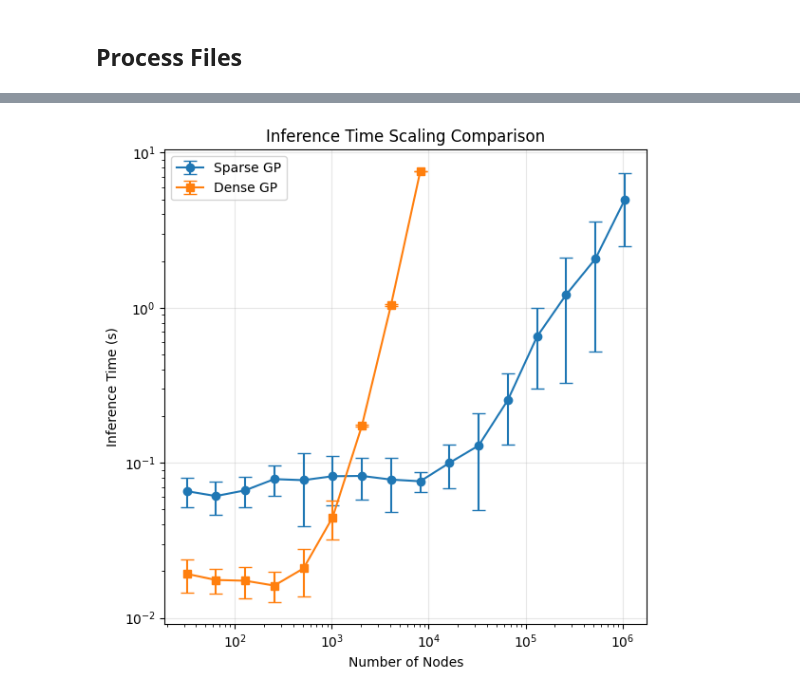
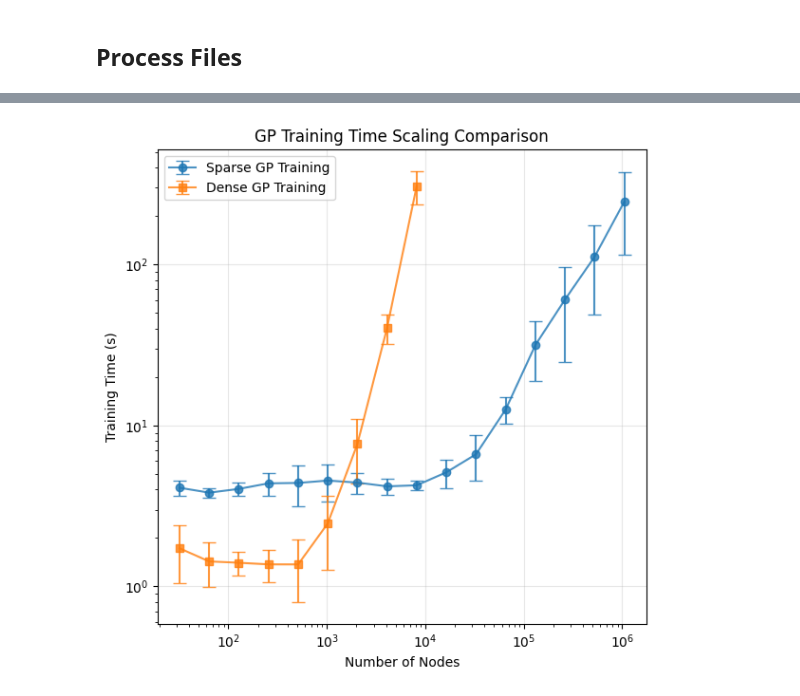
Before and after one commit to MatthewZhang473/Efficient-Gaussian-Process-on-Graphs, a Jupyter notebook: experiments_sparse/scaling_exp/csv_to_json_converter.ipynb, the cells around one changed output, grey strips where cells are left out. Cells and saved outputs as stored; diff of their text form; code cells hidden in the pictures.

```diff
--- a/experiments_sparse/scaling_exp/csv_to_json_converter.ipynb
+++ b/experiments_sparse/scaling_exp/csv_to_json_converter.ipynb
@@ -366,22 +413,24 @@ plt.show()
 # %%
-# 3. Training time, log-log
+# 2. Kernel initialization time (Random Walk), log-log
 plt.figure(figsize=(6, 6))
 
-if len(df_sparse_gp) > 0 and 'n_nodes' in df_sparse_gp.columns and 'train_time' in df_sparse_gp.columns:
-    sparse_grouped = df_sparse_gp.groupby('n_nodes')['train_time'].agg(['mean', 'std']).reset_index()
-    plt.errorbar(sparse_grouped['n_nodes'], sparse_grouped['mean'],
-                yerr=2*sparse_grouped['std'], label='Sparse GP', marker='o', capsize=5)
+# Use combined RW data for timing comparison
+if len(df_rw_combined) > 0 and 'n_nodes' in df_rw_combined.columns:
+    if 'sparse_rw_time' in df_rw_combined.columns:
+        sparse_rw_grouped = df_rw_combined.groupby('n_nodes')['sparse_rw_time'].agg(['mean', 'std']).reset_index()
+        plt.errorbar(sparse_rw_grouped['n_nodes'], sparse_rw_grouped['mean'],
+                    yerr=2*sparse_rw_grouped['std'], label='Sparse RW Time', marker='o', capsize=5, alpha=0.8)
 
-if len(df_dense_gp) > 0 and 'n_nodes' in df_dense_gp.columns and 'train_time' in df_dense_gp.columns:
-    dense_grouped = df_dense_gp.groupby('n_nodes')['train_time'].agg(['mean', 'std']).reset_index()
-    plt.errorbar(dense_grouped['n_nodes'], dense_grouped['mean'],
-                yerr=2*dense_grouped['std'], label='Dense GP', marker='s', capsize=5)
+    if 'dense_rw_time' in df_rw_combined.columns:
+        dense_rw_grouped = df_rw_combined.groupby('n_nodes')['dense_rw_time'].agg(['mean', 'std']).reset_index()
+        plt.errorbar(dense_rw_grouped['n_nodes'], dense_rw_grouped['mean'],
+                    yerr=2*dense_rw_grouped['std'], label='Dense RW Time', marker='s', capsize=5, alpha=0.8)
 
 plt.xscale('log')
 plt.yscale('log')
 plt.xlabel('Number of Nodes')
-plt.ylabel('Training Time (s)')
-plt.title('Training Time Scaling Comparison')
+plt.ylabel('Random Walk Time (s)')
+plt.title('Kernel Initialization Time Scaling (Combined RW Data)')
 plt.legend()
 plt.grid(True, alpha=0.3)
 plt.tight_layout()
@@ -391,26 +440,26 @@ plt.show()
 # %%
-# 4. Inference time, log-log
+# 3. Training time scaling, log-log
 plt.figure(figsize=(6, 6))
 
-if len(df_sparse_gp) > 0 and 'n_nodes' in df_sparse_gp.columns and 'inference_time' in df_sparse_gp.columns:
-    sparse_grouped = df_sparse_gp.groupby('n_nodes')['inference_time'].agg(['mean', 'std']).reset_index()
+if len(df_sparse_gp) > 0 and 'n_nodes' in df_sparse_gp.columns and 'train_time' in df_sparse_gp.columns:
+    sparse_grouped = df_sparse_gp.groupby('n_nodes')['train_time'].agg(['mean', 'std']).reset_index()
     plt.errorbar(sparse_grouped['n_nodes'], sparse_grouped['mean'],
-                yerr=2*sparse_grouped['std'], label='Sparse GP', marker='o', capsize=5)
+                yerr=2*sparse_grouped['std'], label='Sparse GP Training', marker='o', capsize=5, alpha=0.8)
 
-if len(df_dense_gp) > 0 and 'n_nodes' in df_dense_gp.columns and 'inference_time' in df_dense_gp.columns:
-    dense_grouped = df_dense_gp.groupby('n_nodes')['inference_time'].agg(['mean', 'std']).reset_index()
+if len(df_dense_gp) > 0 and 'n_nodes' in df_dense_gp.columns and 'train_time' in df_dense_gp.columns:
+    dense_grouped = df_dense_gp.groupby('n_nodes')['train_time'].agg(['mean', 'std']).reset_index()
     plt.errorbar(dense_grouped['n_nodes'], dense_grouped['mean'],
-                yerr=2*dense_grouped['std'], label='Dense GP', marker='s', capsize=5)
+                yerr=2*dense_grouped['std'], label='Dense GP Training', marker='s', capsize=5, alpha=0.8)
 
 plt.xscale('log')
 plt.yscale('log')
 plt.xlabel('Number of Nodes')
-plt.ylabel('Inference Time (s)')
-plt.title('Inference Time Scaling Comparison')
+plt.ylabel('Training Time (s)')
+plt.title('GP Training Time Scaling Comparison')
 plt.legend()
 plt.grid(True, alpha=0.3)
 plt.tight_layout()
 plt.show()
 # %% [output]
-[figure, old version]
+[figure, new version]
 # %%
```
Also changed, not shown: parts of 13 cells of this notebook.
